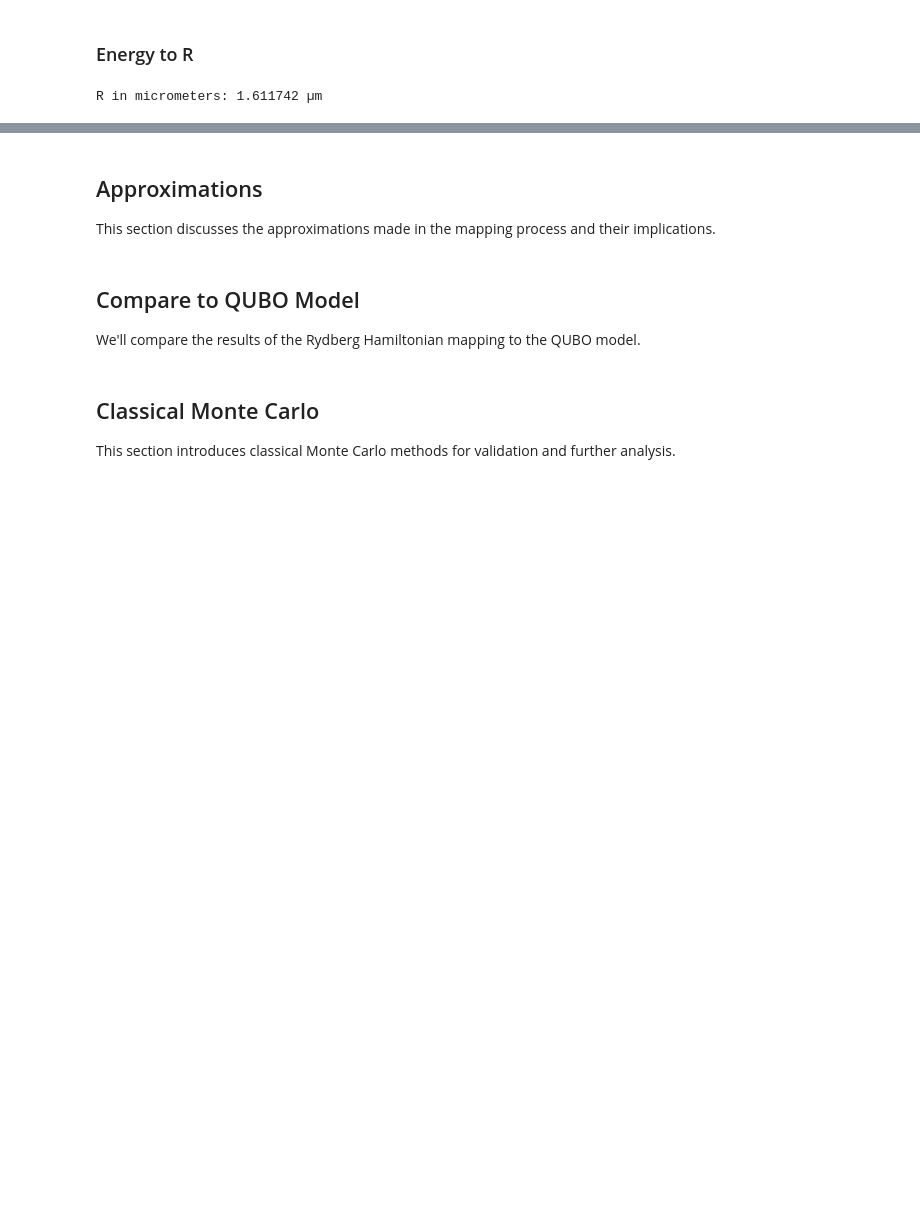
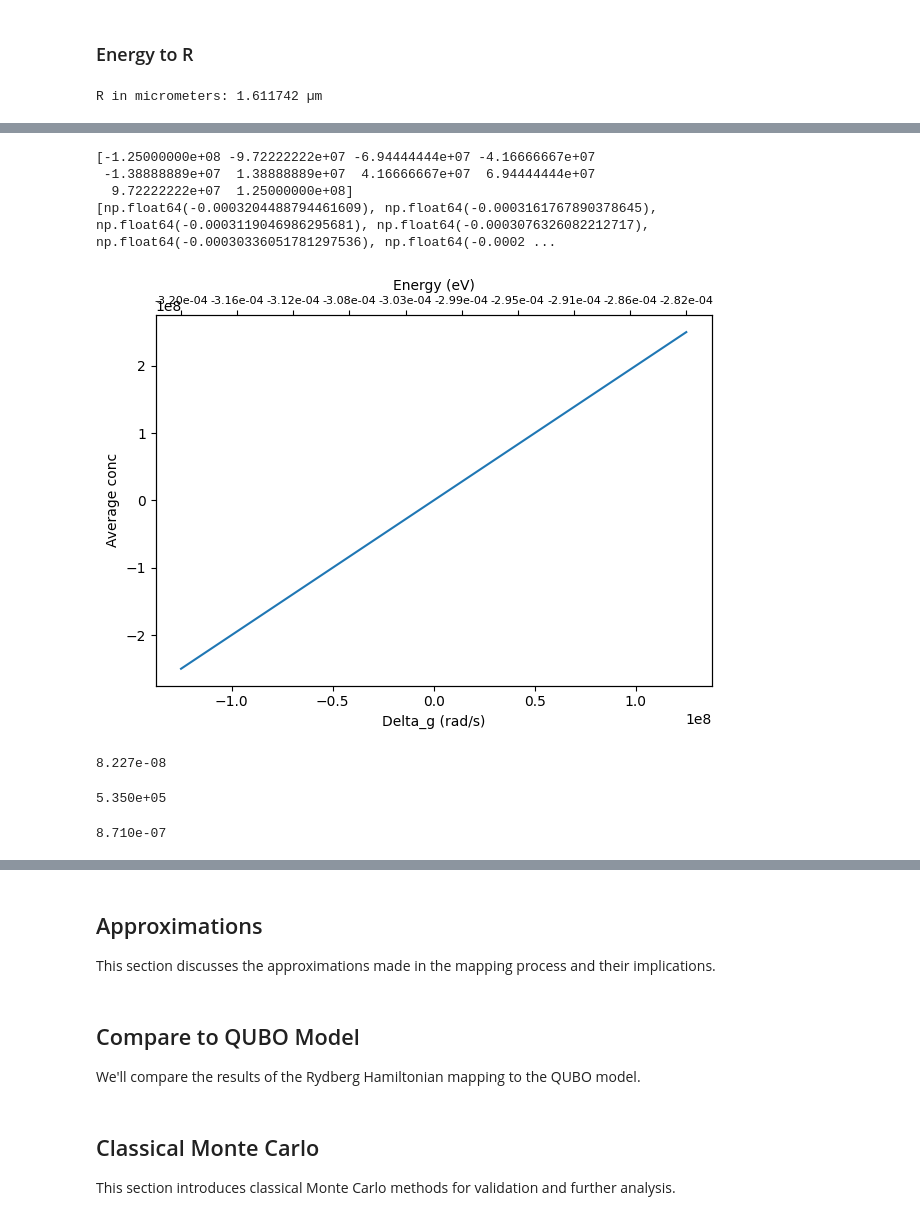
Before and after one commit to cmc-ucl/rydberg_atoms, a Jupyter notebook: paper_part_one.ipynb, the cells around one changed output, grey strips where cells are left out. Saved outputs shown, nothing was run; the diff lists cells and outputs as text; code cells hidden in the pictures; blank space fills up the shorter version.

```diff
--- a/paper_part_one.ipynb
+++ b/paper_part_one.ipynb
@@ -661,0 +689,19 @@ R in micrometers: 1.611742 µm
+# %%
+# REVELATION R=2um
+V_2um = (C6/(4e-6**6))
+V_qubo = reg_coef[1]*eV_to_rad_s
+V_ratio = V_qubo/V_2um
+print(f"V_ratio={V_ratio}")
+
+Delta_g_hardware_max = 125000000
+print(f"Delta_g_hardware_max={Delta_g_hardware_max:.3e}")
+# for Delta_g_hardware in np.linspace(-125000000*2,-125000000,10,endpoint=True):
+Delta_g_qubo = reg_coef[0]*eV_to_rad_s
+print(f"Delta_g_qubo={Delta_g_qubo:.3e}")
+Delta_g_2um = Delta_g_qubo/V_ratio
+print(f"Delta_g_2um={Delta_g_2um:.3e}")
+Delta_mu = Delta_g_2um-Delta_g_hardware_max # This is the difference between the value I would need to map the problem correctly and what I have in the annealer
+print(f"Delta_mu={Delta_mu:.3e}")
+# I think the Delta_mu should be negative
+reg_coef[0] + Delta_mu/eV_to_rad_s
+# print(Delta_g_hardware,reg_coef[0] +(Delta_mu+Delta_g_hardware)/eV_to_rad_s)
@@ -661,0 +885,47 @@ R in micrometers: 1.611742 µm
+# %%
+# USE THIS FOR R=4um
+Delta_g_hardware_all = np.linspace(-125000000,125000000,10,endpoint=True)
+x = np.array(Delta_g_hardware_all)  # wavelength in nm
+y = 2*x  # fake spectrum
+
+fig, ax_bottom = plt.subplots()
+ax_bottom.plot(x, y)
+ax_bottom.set_xlabel('Delta_g (rad/s)')
+ax_bottom.set_ylabel('Average conc')
+
+# Top axis: energy in eV
+ax_top = ax_bottom.twiny()
+
+# Sync bottom and top axis limits
+ax_top.set_xlim(ax_bottom.get_xlim())
+
+# Set custom ticks based on energy
+Delta_g_hardware_ticks = copy.deepcopy(Delta_g_hardware_all)
+print(Delta_g_hardware_ticks)
+Delta_mu_ticks = [(-Delta_g_qubo+Delta_g_hardware*V_ratio)/eV_to_rad_s for Delta_g_hardware in np.array(Delta_g_hardware_all)]
+print(Delta_mu_ticks)
+
+ax_top.set_xticks(Delta_g_hardware_ticks)
+ax_top.set_xticklabels([f"{e:.2e}" for e in Delta_mu_ticks],fontsize=8)
+ax_top.set_xlabel("Energy (eV)")
+
+plt.tight_layout()
+plt.show()
+# %% [output]
+[-1.25000000e+08 -9.72222222e+07 -6.94444444e+07 -4.16666667e+07
+ -1.38888889e+07  1.38888889e+07  4.16666667e+07  6.94444444e+07
+  9.72222222e+07  1.25000000e+08]
+[np.float64(-0.0003204488794461609), np.float64(-0.0003161767890378645), np.float64(-0.0003119046986295681), np.float64(-0.0003076326082212717), np.float64(-0.00030336051781297536), np.float64(-0.0002 ...
+[figure, added]
+# %%
+print(f"{1.25e8/eV_to_rad_s:.3e}")
+# %% [output]
+8.227e-08
+# %%
+print(f"{1.25e8/V_ratio:.3e}")
+# %% [output]
+5.350e+05
+# %%
+print(f"{(C6/(4e-6**6))/eV_to_rad_s:.3e}")
+# %% [output]
+8.710e-07
```
Also changed, not shown: parts of 68 cells of this notebook.
